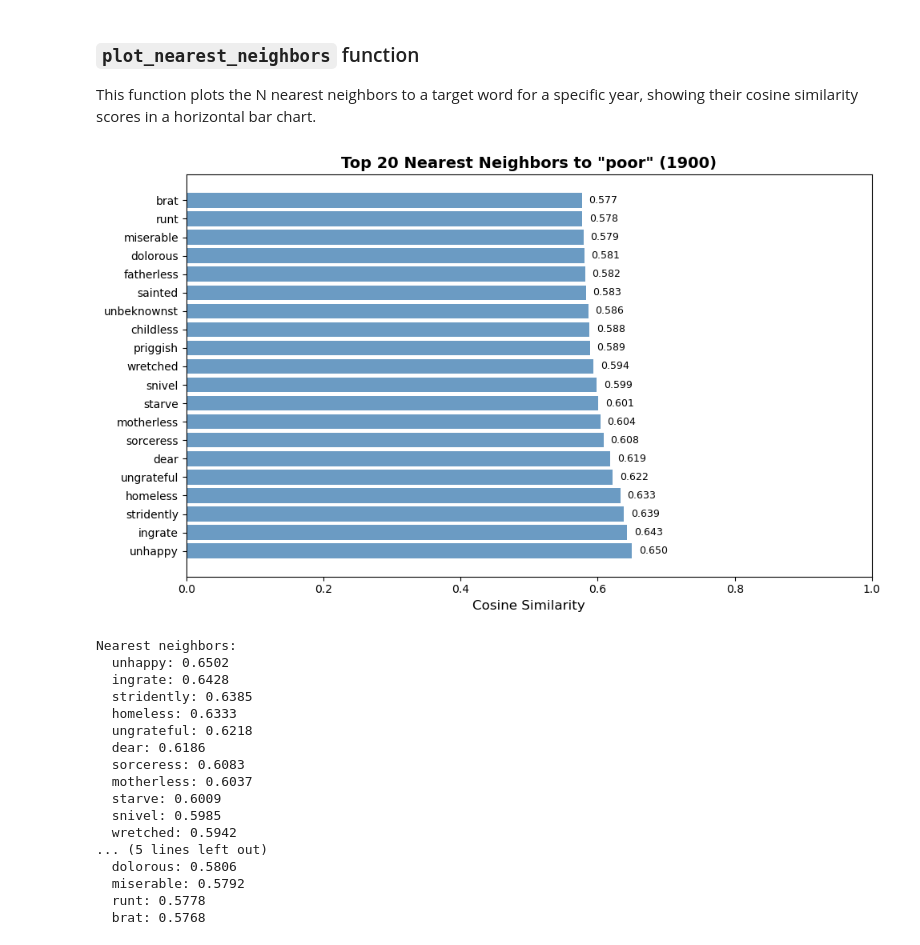
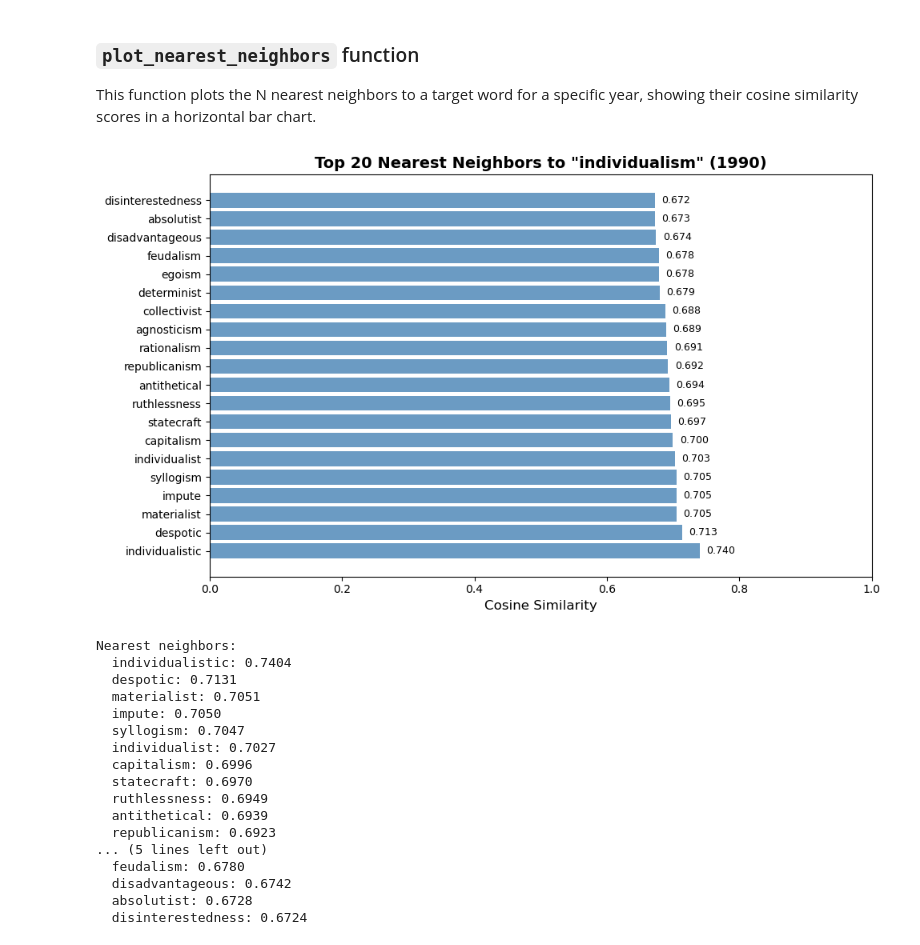
Before and after one commit to eric-d-knowles/lexichron, a Jupyter notebook: notebooks/coha_change_analysis_workflow.ipynb, the cells around one changed output. Saved outputs shown, nothing was run; the diff lists cells and outputs as text; code cells hidden in the pictures.

```diff
--- a/notebooks/coha_change_analysis_workflow.ipynb
+++ b/notebooks/coha_change_analysis_workflow.ipynb
@@ -20,32 +20,28 @@ The autoreload extension is already loaded. To reload it, use:
 # %% [markdown]
 The `ngram-kit` package contains several tools useful in quantifying how much word meanings have changed over the years. Before using these tools, it helps to set a model path variable. Most commonly, this will point to the `norm_and_align` directory. We'll also set a `corpus_path` variable pointing to the yearly corpus data.
 # %%
-corpus_name = 'COHA'
-genre_focus = ['fic']
-db_path_stub = f'/scratch/edk202/NLP_corpora/{corpus_name}/'
-
-model_path = '/scratch/edk202/NLP_models/COHA/models_final/norm_and_align'
+model_path = f'/scratch/edk202/NLP_models/COHA/COHA/models_final/norm_and_align'
 # %% [markdown]
 ### `compare_words_cosim` method
 # %% [markdown]
 Let's say we want to measure the relationship between three pairs of words — _horse_ and _donkey_, _horse_ and _lizard_ , and _horse_ and _amoeba_ — in the 2019 corpus. We first create a `W2VModel` instance for the 2019 embeddings. Then, we call the `compare_words_cosim` method for our words.
 # %%
 year = 1990
-model = W2VModel(f'{model_path}/w2v_y{year}_wbnone_vs100_w010_mc001_sg1_e010.kv')
+model = W2VModel(f'{model_path}/w2v_y{year}_wbnone_vs100_w015_mc001_sg1_e010.kv')
 
-word1, word2 = 'cat', 'lion'
+word1, word2 = 'horse', 'pony'
 similarity = model.compare_words_cosim(word1, word2)
 print(f"cos(Φ) of \'{word1}\' and \'{word2}\' in {year} = {similarity:.4f}")
 
-word1, word2 = 'cat', 'bear'
+word1, word2 = 'horse', 'bear'
 similarity = model.compare_words_cosim(word1, word2)
 print(f"cos(Φ) of \'{word1}\' and \'{word2}\' in {year} = {similarity:.4f}")
 
-word1, word2 = 'cat', 'fish'
+word1, word2 = 'horse', 'fish'
 similarity = model.compare_words_cosim(word1, word2)
 print(f"cos(Φ) of \'{word1}\' and \'{word2}\' in {year} = {similarity:.4f}")
 
-word1, word2 = 'cat', 'atom'
+word1, word2 = 'horse', 'human'
 similarity = model.compare_words_cosim(word1, word2)
 print(f"cos(Φ) of \'{word1}\' and \'{word2}\' in {year} = {similarity:.4f}")
 # %% [output]
@@ -234,31 +246,31 @@ compute_weat_over_years(
 This function plots the N nearest neighbors to a target word for a specific year, showing their cosine similarity scores in a horizontal bar chart.
 # %%
 neighbors = plot_nearest_neighbors(
-    word='poor',
-    year=1900,
+    word='individualism',
+    year=1990,
     model_dir=model_path,
     n=20
 )
 
 print("\nNearest neighbors:")
 for word, similarity in neighbors:
     print(f"  {word}: {similarity:.4f}")
 # %% [output]
-[figure, old version]
+[figure, new version]
 Nearest neighbors:
-  unhappy: 0.6502
-  ingrate: 0.6428
-  stridently: 0.6385
-  homeless: 0.6333
-  ungrateful: 0.6218
-  dear: 0.6186
-  sorceress: 0.6083
-  motherless: 0.6037
-  starve: 0.6009
-  snivel: 0.5985
-  wretched: 0.5942
+  individualistic: 0.7404
+  despotic: 0.7131
+  materialist: 0.7051
+  impute: 0.7050
+  syllogism: 0.7047
+  individualist: 0.7027
+  capitalism: 0.6996
+  statecraft: 0.6970
+  ruthlessness: 0.6949
+  antithetical: 0.6939
+  republicanism: 0.6923
 ... (5 lines left out)
-  dolorous: 0.5806
-  miserable: 0.5792
-  runt: 0.5778
-  brat: 0.5768
+  feudalism: 0.6780
+  disadvantageous: 0.6742
+  absolutist: 0.6728
+  disinterestedness: 0.6724
```
Also changed, not shown: parts of 21 cells of this notebook, 22 other files.
